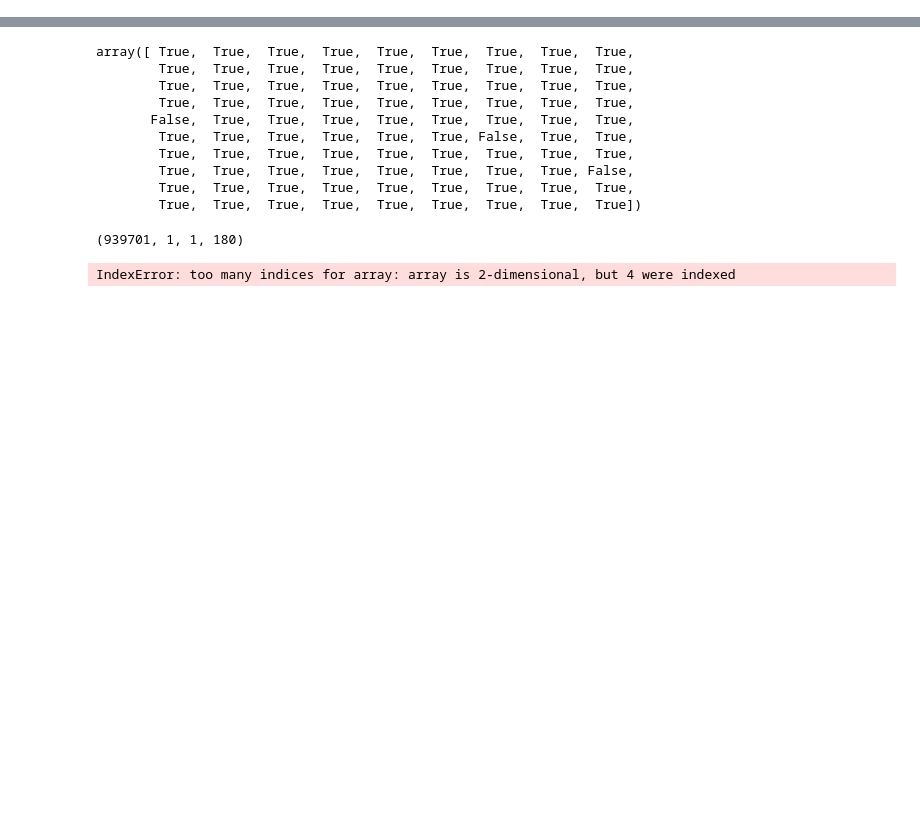
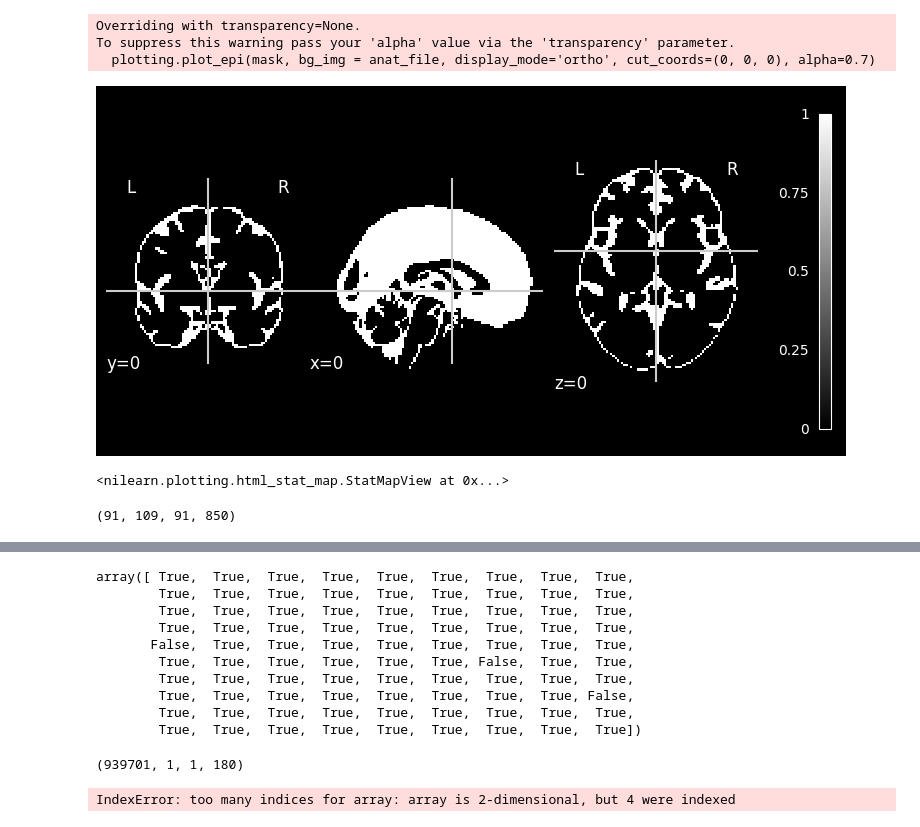
Before and after one commit to MeZahra/Thesis_code_Glm_Opt, a Jupyter notebook: test.ipynb, the cells around one changed output, grey strips where cells are left out. Saved outputs shown, nothing was run; the diff lists cells and outputs as text; code cells hidden in the pictures; blank space fills up the shorter version.

```diff
--- a/test.ipynb
+++ b/test.ipynb
@@ -14,3 +14,25 @@ from scipy.stats import ttest_1samp
 from statsmodels.stats.multitest import multipletests
 import scipy.ndimage as ndimage
 from nilearn import datasets, image, plotting
+# %%
+anat_file = nib.load('/Data/zahra/anatomy_masks/MNI152_T1_2mm_brain.nii.gz')
+# bold = nib.load('/Data/zahra/bold_data/sub-pd004_ses-1_run-1_task-mv_bold_corrected_smoothed_mnireg-2mm.nii.gz')
+mask = nib.load('/Data/zahra/anatomy_masks/MNI152_T1_2mm_brain_seg_csf.nii.gz')
+
+# mean_bold = image.mean_img(bold)
+
+plotting.plot_epi(mask, bg_img = anat_file, display_mode='ortho', cut_coords=(0, 0, 0), alpha=0.7)
+plotting.show()
+
+plotting.view_img(mask, bg_img=anat_file, opacity=0.6)
+# %% [output]
+Overriding with transparency=None.
+To suppress this warning pass your 'alpha' value via the 'transparency' parameter.
+  plotting.plot_epi(mask, bg_img = anat_file, display_mode='ortho', cut_coords=(0, 0, 0), alpha=0.7)
+[figure, added]
+<nilearn.plotting.html_stat_map.StatMapView at 0x...>
+# %%
+bold_data = nib.load('/mnt/TeamShare/Data_Masterfile/H20-00572_All-Dressed/PRECISIONSTIM_PD_Data_Results/fMRI_preprocessed_data/Rev_pipeline/derivatives/sub-pd009/ses-1/func/mnireg-2mm/sub-pd009_ses-1_run-1_task-mv_bold_corrected_smoothed_mnireg-2mm.nii.gz')
+bold_data.shape
+# %% [output]
+(91, 109, 91, 850)
```
Also changed, not shown: parts of 24 cells of this notebook, 2 other files.
